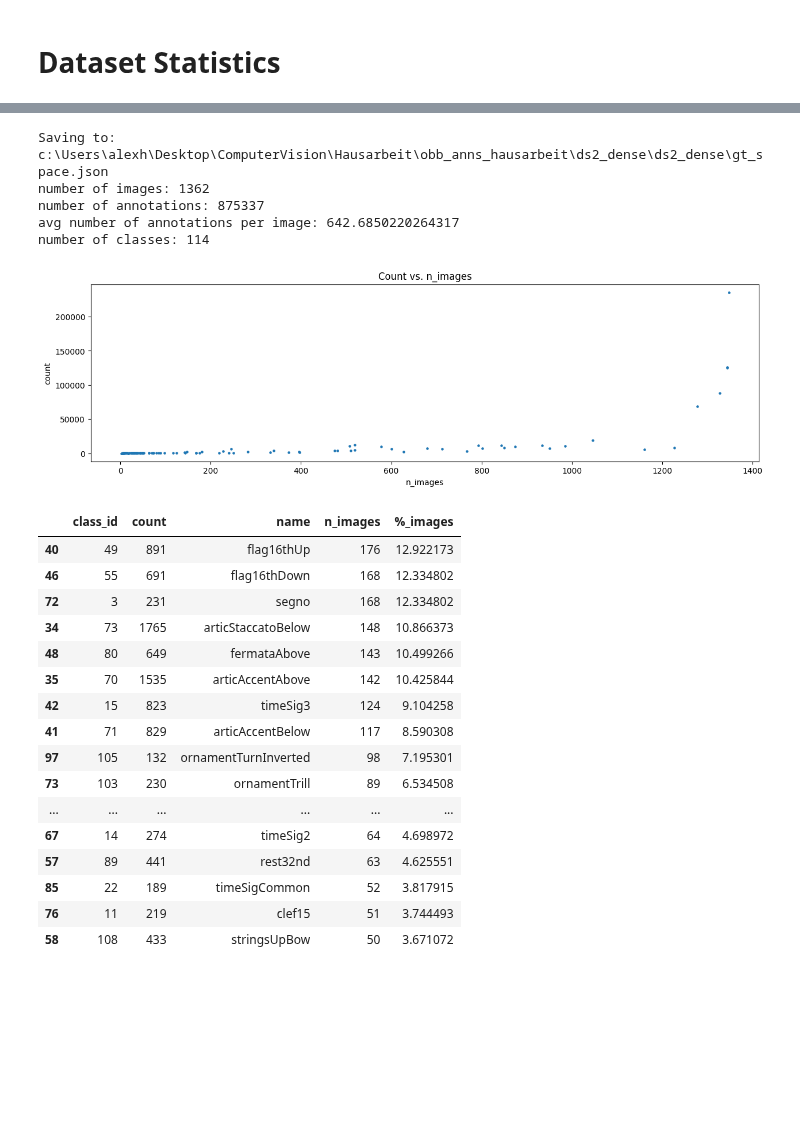
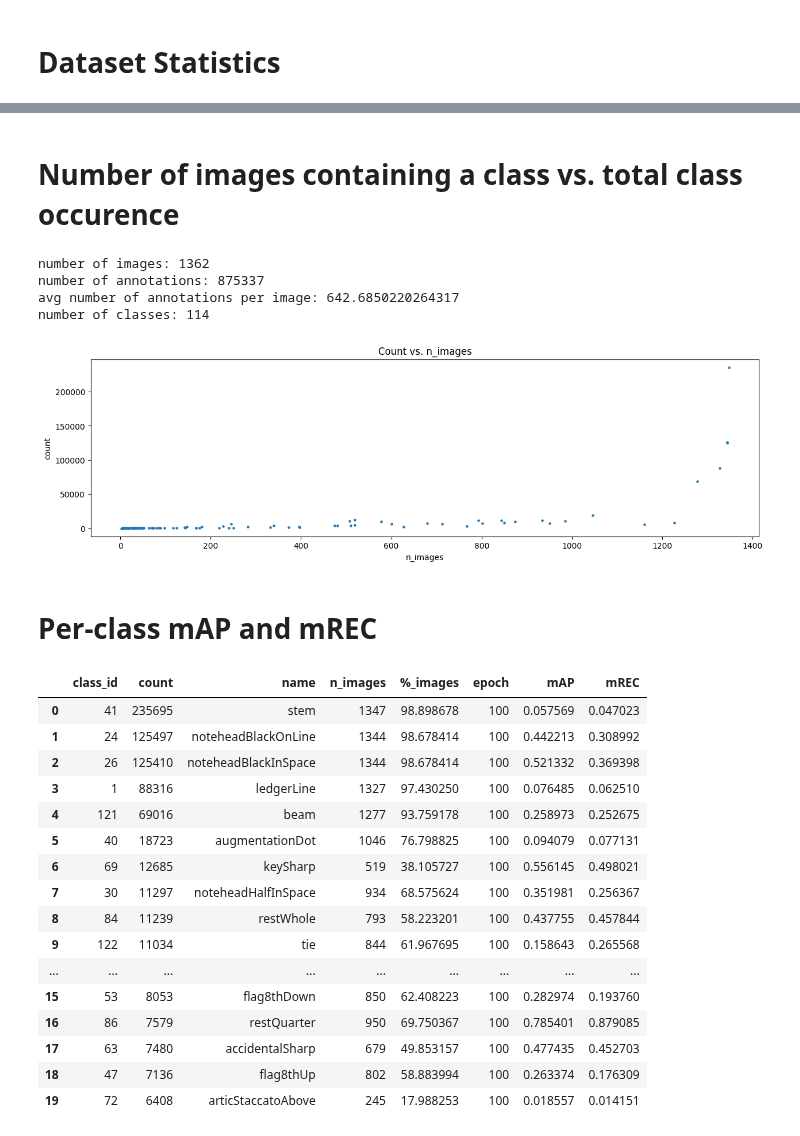
Before and after one commit to fusiongodo/yolo-score, a Jupyter notebook: dataset_statistics.ipynb, the cells around one changed output, grey strips where cells are left out. Cells and saved outputs as stored; diff of their text form; code cells hidden in the pictures; blank space fills up the shorter version.

```diff
--- a/dataset_statistics.ipynb
+++ b/dataset_statistics.ipynb
@@ -3,36 +104,32 @@
+# %% [markdown]
+# Number of images containing a class vs. total class occurence
 # %%
-from importlib import reload
-import util
-import eval
-
-de = util.DataExtractor()
-gt_df = de.croppedData()
 classes = eval.classReport(gt_df)
 # %% [output]
-Saving to: c:\Users\alexh\Desktop\ComputerVision\Hausarbeit\obb_anns_hausarbeit\ds2_dense\ds2_dense\gt_space.json
 number of images: 1362
 number of annotations: 875337
 avg number of annotations per image: 642.6850220264317
 number of classes: 114
 [figure]
+# %% [markdown]
+# Per-class mAP and mREC
 # %%
-classes_sorted = classes.sort_values("%_images", ascending=False)
-classes_sorted[40:60].head(20)
+classes.head(20)
 # %% [output]
-|  | class_id | count | name | n_images | %_images |
-| 40 | 49 | 891 | flag16thUp | 176 | 12.922173 |
-| 46 | 55 | 691 | flag16thDown | 168 | 12.334802 |
-| 72 | 3 | 231 | segno | 168 | 12.334802 |
-| 34 | 73 | 1765 | articStaccatoBelow | 148 | 10.866373 |
-| 48 | 80 | 649 | fermataAbove | 143 | 10.499266 |
-| 35 | 70 | 1535 | articAccentAbove | 142 | 10.425844 |
-| 42 | 15 | 823 | timeSig3 | 124 | 9.104258 |
-| 41 | 71 | 829 | articAccentBelow | 117 | 8.590308 |
-| 97 | 105 | 132 | ornamentTurnInverted | 98 | 7.195301 |
-| 73 | 103 | 230 | ornamentTrill | 89 | 6.534508 |
-| ... | ... | ... | ... | ... | ... |
-| 67 | 14 | 274 | timeSig2 | 64 | 4.698972 |
-| 57 | 89 | 441 | rest32nd | 63 | 4.625551 |
-| 85 | 22 | 189 | timeSigCommon | 52 | 3.817915 |
-| 76 | 11 | 219 | clef15 | 51 | 3.744493 |
-| 58 | 108 | 433 | stringsUpBow | 50 | 3.671072 |
+|  | class_id | count | name | n_images | %_images | epoch | mAP | mREC |
+| 0 | 41 | 235695 | stem | 1347 | 98.898678 | 100 | 0.057569 | 0.047023 |
+| 1 | 24 | 125497 | noteheadBlackOnLine | 1344 | 98.678414 | 100 | 0.442213 | 0.308992 |
+| 2 | 26 | 125410 | noteheadBlackInSpace | 1344 | 98.678414 | 100 | 0.521332 | 0.369398 |
+| 3 | 1 | 88316 | ledgerLine | 1327 | 97.430250 | 100 | 0.076485 | 0.062510 |
+| 4 | 121 | 69016 | beam | 1277 | 93.759178 | 100 | 0.258973 | 0.252675 |
+| 5 | 40 | 18723 | augmentationDot | 1046 | 76.798825 | 100 | 0.094079 | 0.077131 |
+| 6 | 69 | 12685 | keySharp | 519 | 38.105727 | 100 | 0.556145 | 0.498021 |
+| 7 | 30 | 11297 | noteheadHalfInSpace | 934 | 68.575624 | 100 | 0.351981 | 0.256367 |
+| 8 | 84 | 11239 | restWhole | 793 | 58.223201 | 100 | 0.437755 | 0.457844 |
+| 9 | 122 | 11034 | tie | 844 | 61.967695 | 100 | 0.158643 | 0.265568 |
+| ... | ... | ... | ... | ... | ... | ... | ... | ... |
+| 15 | 53 | 8053 | flag8thDown | 850 | 62.408223 | 100 | 0.282974 | 0.193760 |
+| 16 | 86 | 7579 | restQuarter | 950 | 69.750367 | 100 | 0.785401 | 0.879085 |
+| 17 | 63 | 7480 | accidentalSharp | 679 | 49.853157 | 100 | 0.477435 | 0.452703 |
+| 18 | 47 | 7136 | flag8thUp | 802 | 58.883994 | 100 | 0.263374 | 0.176309 |
+| 19 | 72 | 6408 | articStaccatoAbove | 245 | 17.988253 | 100 | 0.018557 | 0.014151 |
```
Also changed, not shown: parts of 3 cells of this notebook, 51 other files.
